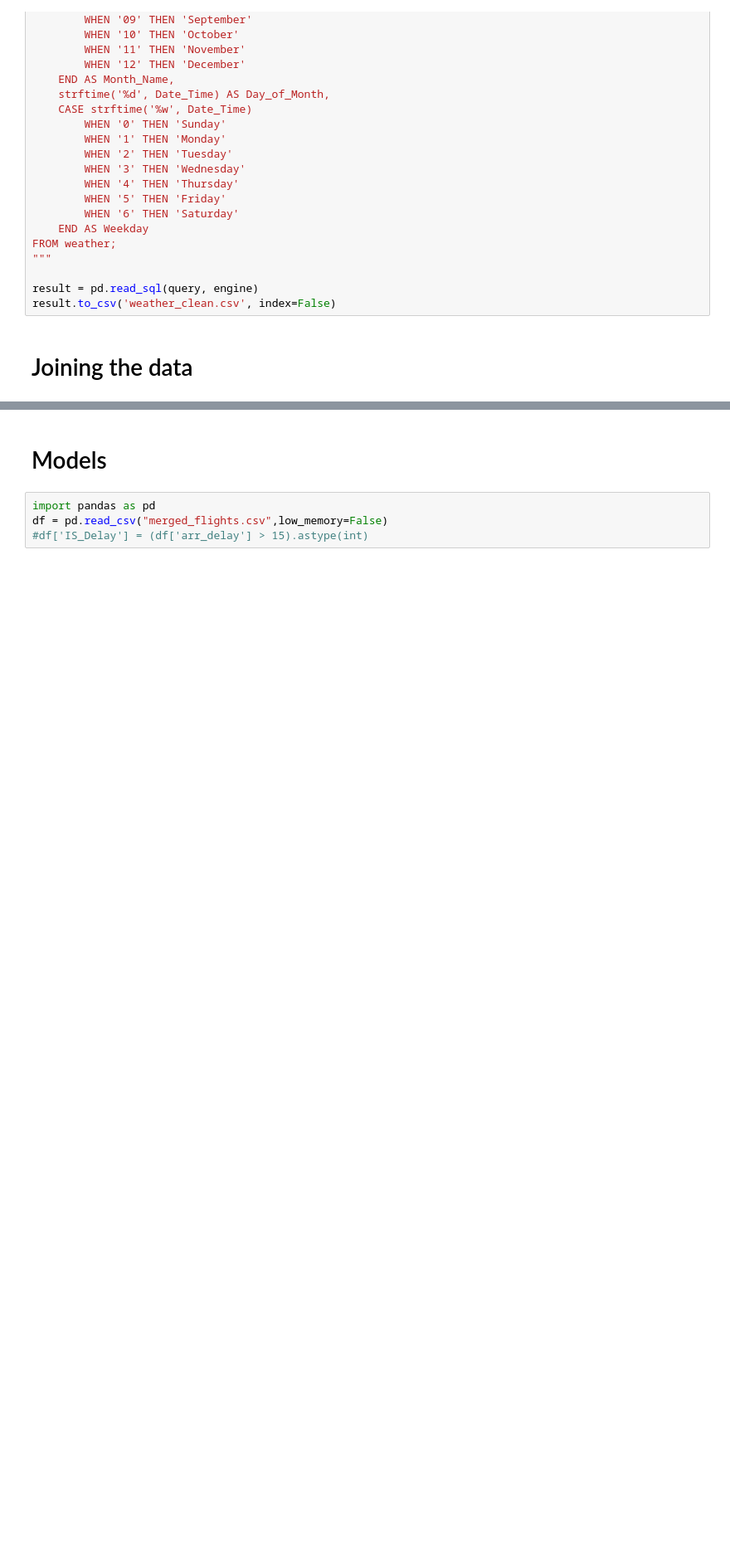
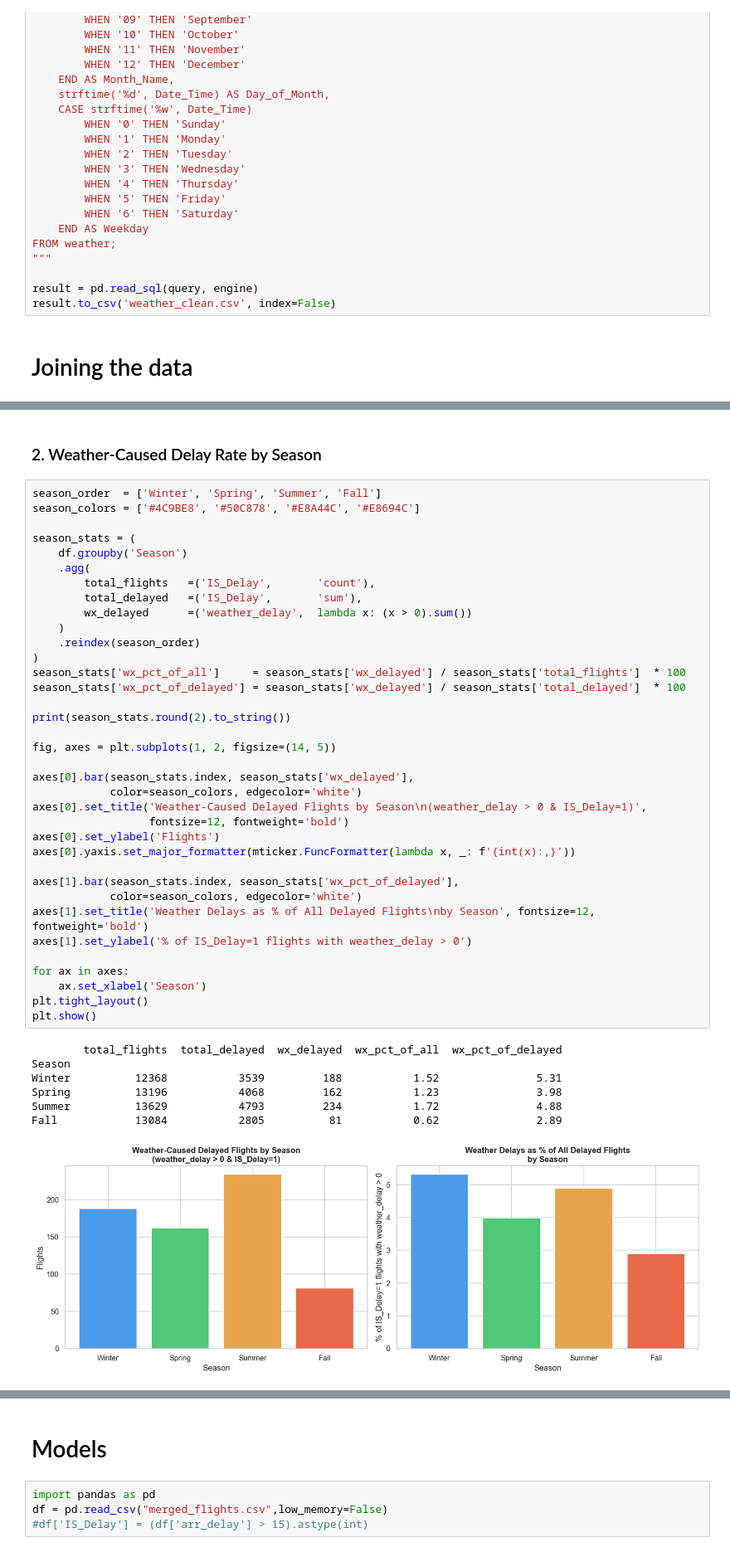
Before and after one commit to viduu24/Flight_Delay_Prediction, a Jupyter notebook: D2L_Submission/modeling.ipynb, the cells around one changed output, grey strips where cells are left out. Shown at 83% size. Saved outputs shown, nothing was run; the diff lists cells and outputs as text; blank space fills up the shorter version.

```diff
--- a/D2L_Submission/modeling.ipynb
+++ b/D2L_Submission/modeling.ipynb
@@ -320,0 +372,46 @@ Saved to: merged_flights.csv
+# %% [markdown]
+### 2. Weather-Caused Delay Rate by Season
+# %%
+season_order  = ['Winter', 'Spring', 'Summer', 'Fall']
+season_colors = ['#4C9BE8', '#50C878', '#E8A44C', '#E8694C']
+
+season_stats = (
+    df.groupby('Season')
+    .agg(
+        total_flights   =('IS_Delay',       'count'),
+        total_delayed   =('IS_Delay',       'sum'),
+        wx_delayed      =('weather_delay',  lambda x: (x > 0).sum())
+    )
+    .reindex(season_order)
+)
+season_stats['wx_pct_of_all']     = season_stats['wx_delayed'] / season_stats['total_flights']  * 100
+season_stats['wx_pct_of_delayed'] = season_stats['wx_delayed'] / season_stats['total_delayed']  * 100
+
+print(season_stats.round(2).to_string())
+
+fig, axes = plt.subplots(1, 2, figsize=(14, 5))
+
+axes[0].bar(season_stats.index, season_stats['wx_delayed'],
+            color=season_colors, edgecolor='white')
+axes[0].set_title('Weather-Caused Delayed Flights by Season\n(weather_delay > 0 & IS_Delay=1)',
+                  fontsize=12, fontweight='bold')
+axes[0].set_ylabel('Flights')
+axes[0].yaxis.set_major_formatter(mticker.FuncFormatter(lambda x, _: f'{int(x):,}'))
+
+axes[1].bar(season_stats.index, season_stats['wx_pct_of_delayed'],
+            color=season_colors, edgecolor='white')
+axes[1].set_title('Weather Delays as % of All Delayed Flights\nby Season', fontsize=12, fontweight='bold')
+axes[1].set_ylabel('% of IS_Delay=1 flights with weather_delay > 0')
+
+for ax in axes:
+    ax.set_xlabel('Season')
+plt.tight_layout()
+plt.show()
+# %% [output]
+        total_flights  total_delayed  wx_delayed  wx_pct_of_all  wx_pct_of_delayed
+Season
+Winter          12368           3539         188           1.52               5.31
+Spring          13196           4068         162           1.23               3.98
+Summer          13629           4793         234           1.72               4.88
+Fall            13084           2805          81           0.62               2.89
+[figure, added]
```
Also changed, not shown: parts of 11 cells of this notebook, 2 other files.
